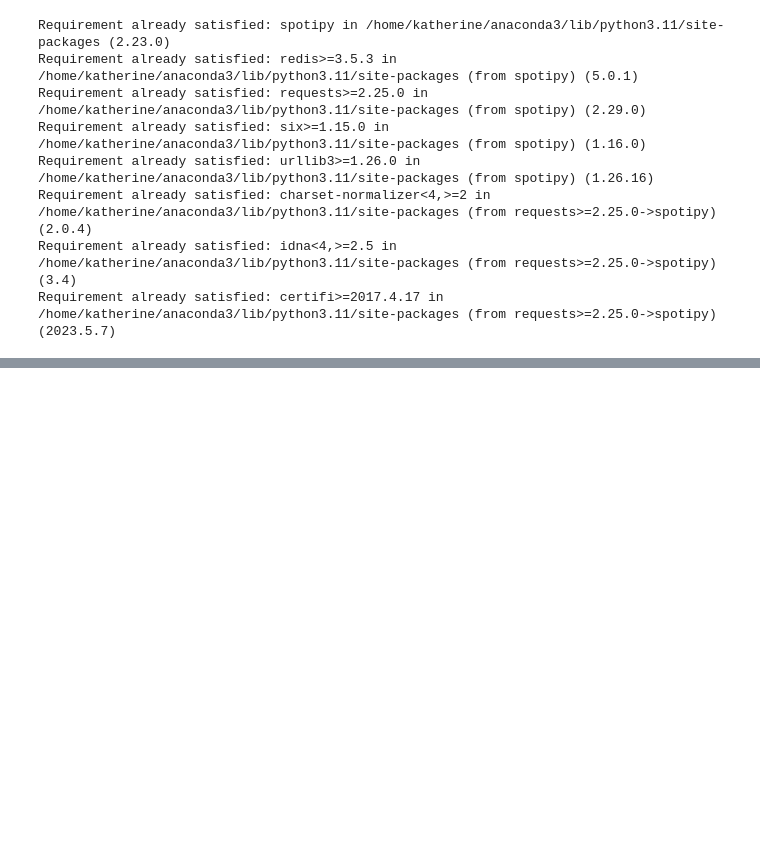
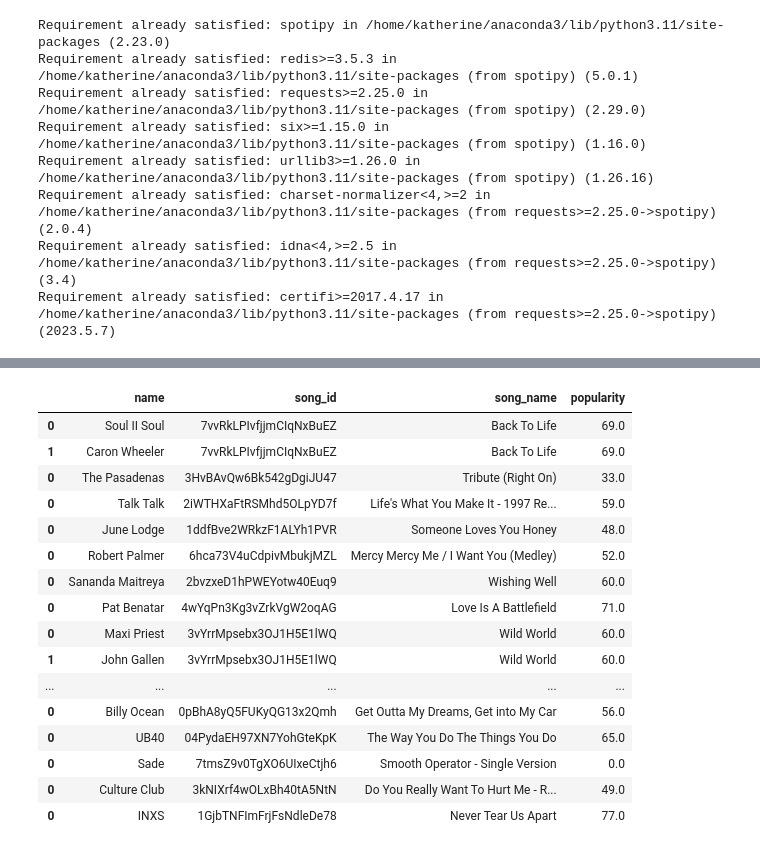
Before and after one commit to katchuli/lab-api-wrappers, a Jupyter notebook: GNOD_case_study.ipynb, the cells around one changed output, grey strips where cells are left out. Saved outputs shown, nothing was run; the diff lists cells and outputs as text; code cells hidden in the pictures; blank space fills up the shorter version.

```diff
--- a/GNOD_case_study.ipynb
+++ b/GNOD_case_study.ipynb
@@ -142,0 +284,3 @@ FileNotFoundError: [Errno 2] No such file or directory: 'secrets.txt'
+# %%
+artists_df = artists_df.drop(['track.name', 'track.id', 'track.popularity'], axis=1)
+artists_df.head(5)
@@ -142,0 +294,21 @@ FileNotFoundError: [Errno 2] No such file or directory: 'secrets.txt'
+# %%
+artists_df = artists_df.drop(['href', 'id', 'type','uri','external_urls.spotify',], axis=1)
+artists_df.head(20)
+# %% [output]
+|  | name | song_id | song_name | popularity |
+| 0 | Soul II Soul | 7vvRkLPIvfjjmCIqNxBuEZ | Back To Life | 69.0 |
+| 1 | Caron Wheeler | 7vvRkLPIvfjjmCIqNxBuEZ | Back To Life | 69.0 |
+| 0 | The Pasadenas | 3HvBAvQw6Bk542gDgiJU47 | Tribute (Right On) | 33.0 |
+| 0 | Talk Talk | 2iWTHXaFtRSMhd5OLpYD7f | Life's What You Make It - 1997 Re... | 59.0 |
+| 0 | June Lodge | 1ddfBve2WRkzF1ALYh1PVR | Someone Loves You Honey | 48.0 |
+| 0 | Robert Palmer | 6hca73V4uCdpivMbukjMZL | Mercy Mercy Me / I Want You (Medley) | 52.0 |
+| 0 | Sananda Maitreya | 2bvzxeD1hPWEYotw40Euq9 | Wishing Well | 60.0 |
+| 0 | Pat Benatar | 4wYqPn3Kg3vZrkVgW2oqAG | Love Is A Battlefield | 71.0 |
+| 0 | Maxi Priest | 3vYrrMpsebx3OJ1H5E1lWQ | Wild World | 60.0 |
+| 1 | John Gallen | 3vYrrMpsebx3OJ1H5E1lWQ | Wild World | 60.0 |
+| ... | ... | ... | ... | ... |
+| 0 | Billy Ocean | 0pBhA8yQ5FUKyQG13x2Qmh | Get Outta My Dreams, Get into My Car | 56.0 |
+| 0 | UB40 | 04PydaEH97XN7YohGteKpK | The Way You Do The Things You Do | 65.0 |
+| 0 | Sade | 7tmsZ9v0TgXO6UIxeCtjh6 | Smooth Operator - Single Version | 0.0 |
+| 0 | Culture Club | 3kNIXrf4wOLxBh40tA5NtN | Do You Really Want To Hurt Me - R... | 49.0 |
+| 0 | INXS | 1GjbTNFImFrjFsNdleDe78 | Never Tear Us Apart | 77.0 |
```
Also changed, not shown: parts of 32 cells of this notebook, 1 other file.
